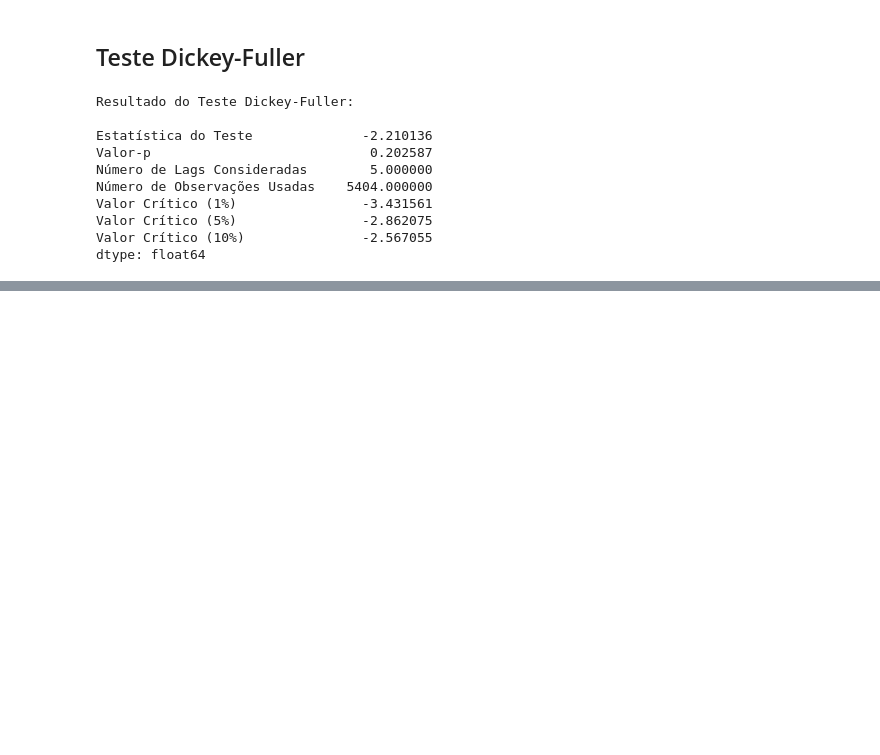
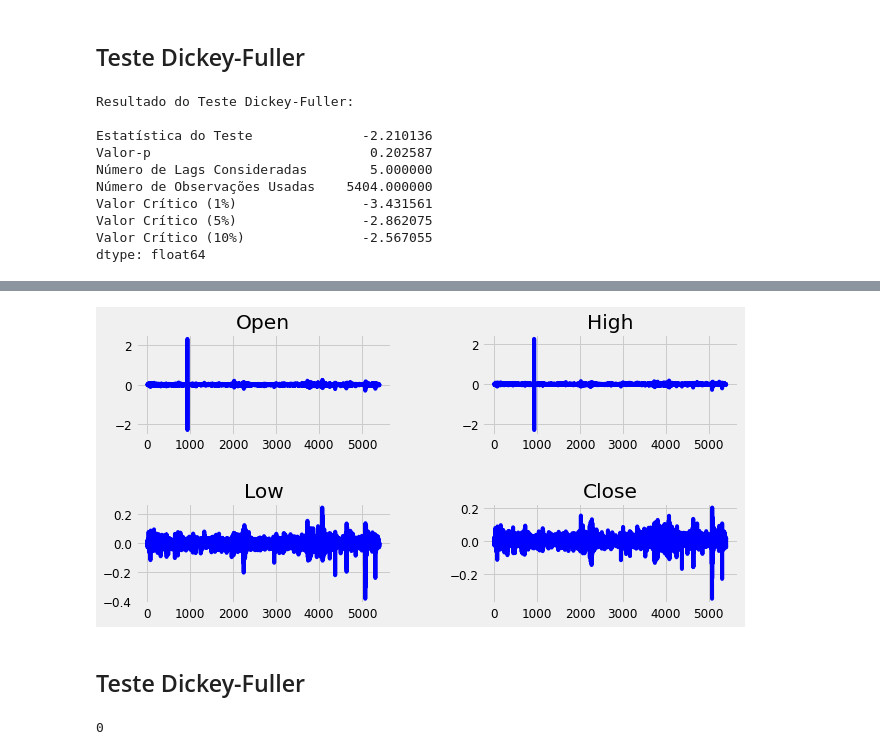
Before and after one commit to siqandressa/DSA, a Jupyter notebook: Análise e predição das ações de ibvespa - Petr4.ipynb, the cells around one changed output, grey strips where cells are left out. Saved outputs shown, nothing was run; the diff lists cells and outputs as text; code cells hidden in the pictures; blank space fills up the shorter version.

```diff
--- a/Análise e predição das ações de ibvespa - Petr4.ipynb
+++ b/Análise e predição das ações de ibvespa - Petr4.ipynb
@@ -329,0 +444,34 @@ dtype: float64
+# %%
+# Gráfico da serie transformada
+
+plt.figure(constrained_layout = True,figsize=(10,10),tight_layout=True)
+
+plt.subplot(421)
+dados_open['Open_log_diff'].dropna().plot(color = "blue")
+plt.title("Open")
+
+plt.subplot(423)
+dados_low['Low_log_diff'].dropna().plot(color = "blue")
+plt.title("Low")
+
+plt.subplot(422)
+dados_high['High_log_diff'].dropna().plot(color = "blue")
+plt.title("High")
+
+plt.subplot(424)
+dados_close['Close_log_diff'].dropna().plot(color = "blue")
+plt.title("Close")
+
+plt.show()
+# %% [output]
+[figure, added]
+# %% [markdown]
+## Teste Dickey-Fuller
+# %%
+dados_open_na=dados_open[1:]
+dados_low_na=dados_low[1:]
+dados_high_na=dados_high[1:]
+dados_close_na=dados_close[1:]
+dados_open_na['Open_log_diff'].isna().sum()
+# %% [output]
+0
```
Also changed, not shown: parts of 37 cells of this notebook, 1 other file.
